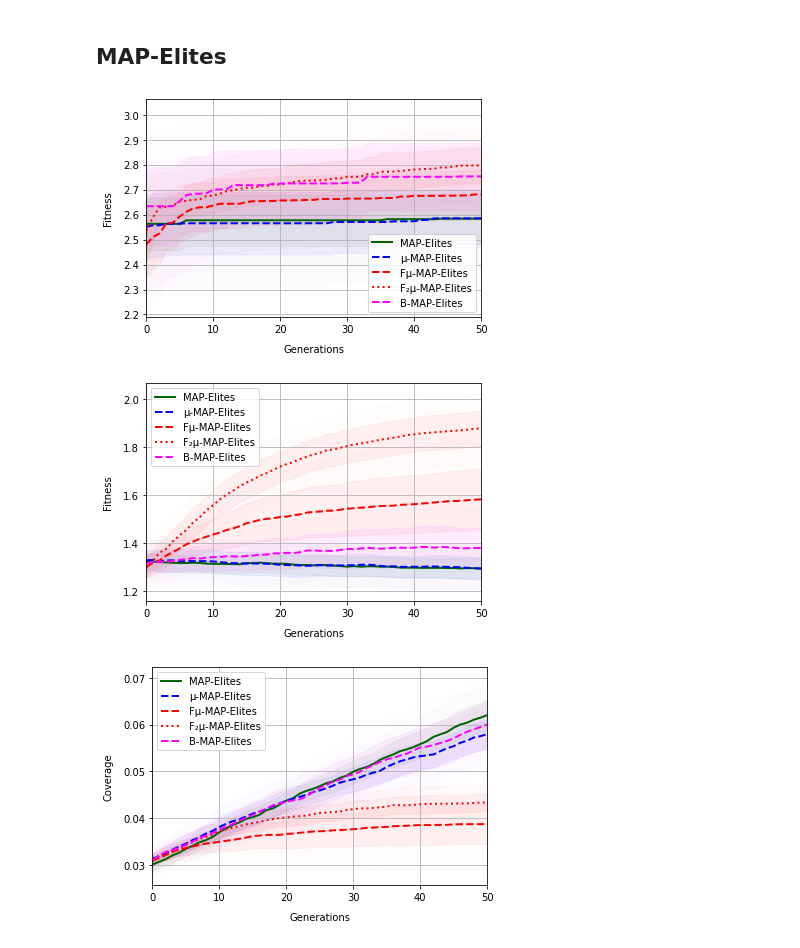
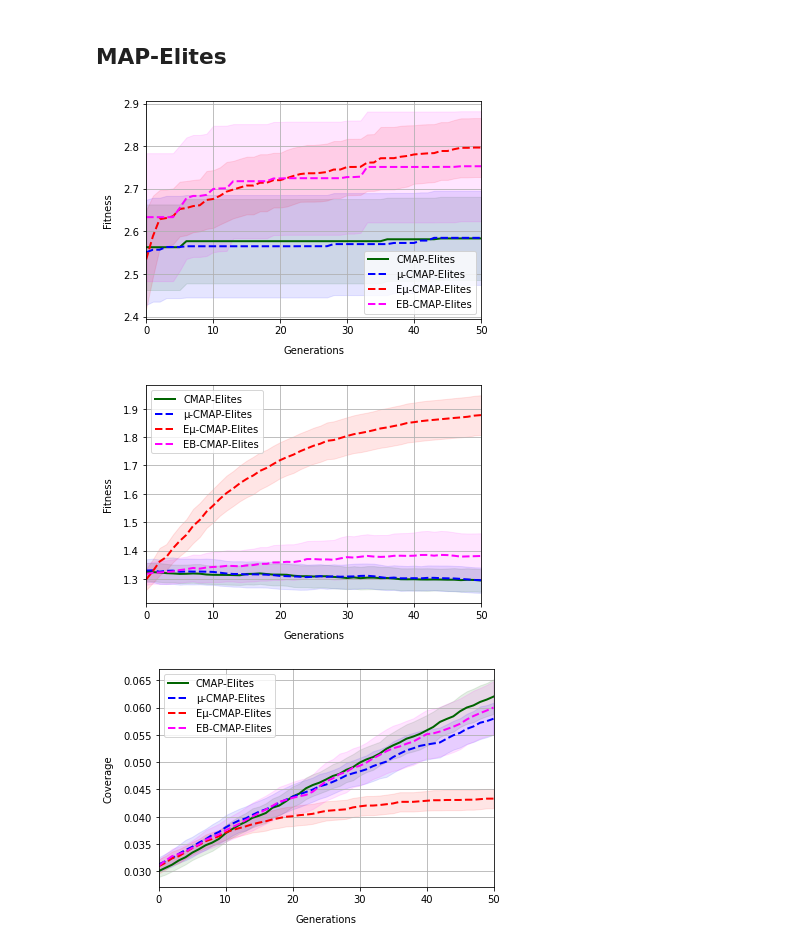
Before and after one commit to arayabrain/space-engineers-ai-spaceship-generator, a Jupyter notebook: icmap-elites/cog_experiments.ipynb, the cells around one changed output. Saved outputs shown, nothing was run; the diff lists cells and outputs as text; code cells hidden in the pictures.

Commit message:
Updates CoG plots for camera-ready
Use all different colour lines, show confidence intervals instead of std

```diff
--- a/icmap-elites/cog_experiments.ipynb
+++ b/icmap-elites/cog_experiments.ipynb
@@ -102,6 +102,8 @@ def plot_coverage(coverages_hist,
     plt.savefig(f'results/{dir_name}/{filename}-{exp_name}.png', transparent=True, bbox_inches='tight')
     plt.show()
 # %%
+import scipy.stats as st
+
 def plot_compare(arrs: List[np.ndarray],
                  colors: List[str],
                  linestyles: List[str],
@@ -119,9 +121,18 @@ def plot_compare(arrs: List[np.ndarray],
 
         plt.plot(range(len(values_mean)), values_mean, label=label, c=color, lw=2, linestyle=linestyle)
         if add_area:
-            values_std = np.std(values, axis=0)
-            plt.fill_between(range(len(values_std)), (values_mean - (.5 * values_std)), (values_mean + (.5 * values_std)), color=color, alpha=0.05)
-            plt.fill_between(range(len(values_std)), (values_mean - values_std), (values_mean + values_std), color=color, alpha=0.01)
+            # values_std = np.std(values, axis=0)
+
+            # 95 confidence interval
+            confidence = 0.95
+            upper_confidence_intervals = np.percentile(values_mean, 100 * (1 - confidence) / 2)
+            lower_confidence_intervals = np.percentile(values_mean, 100 * (1 - (1 - confidence) / 2))
+
+            upper_confidence_intervals, lower_confidence_intervals = st.t.interval(0.95, len(values) - 1, loc=values_mean, scale=st.sem(values))
+
+            # plt.fill_between(range(len(values_std)), (values_mean - (.5 * values_std)), (values_mean + (.5 * values_std)), color=color, alpha=0.05)
+            # plt.fill_between(range(len(values_std)), (values_mean - values_std), (values_mean + values_std), color=color, alpha=0.01)
+            plt.fill_between(range(len(values_mean)), lower_confidence_intervals, upper_confidence_intervals, color=color, alpha=0.1)
 
     plt.legend(loc=legend_loc)
     plt.title(title, pad=PAD_TITLE_SIZE)
@@ -2004,14 +2015,14 @@ with open(f'results/cog_experiment02/variant-mapelites-mean_merge_coverages.npz'
     experiments['variant-mapelites-mean-merge']['feasible_coverage'] = np.expand_dims(
         npzfile['arr_0'], 2)
 
-experiments['variant-optim-mapelites-mean-merge'] = {}
-with open(f'results/cog_experiment03/variant-optim-mapelites-mean_merge_metrics.npz', 'rb') as f:
-    npzfile = np.load(f)
-    experiments['variant-optim-mapelites-mean-merge']['feasible'] = npzfile['arr_0']
-with open(f'results/cog_experiment03/variant-optim-mapelites-mean_merge_coverages.npz', 'rb') as f:
-    npzfile = np.load(f)
-    experiments['variant-optim-mapelites-mean-merge']['feasible_coverage'] = np.expand_dims(
-        npzfile['arr_0'], 2)
+# experiments['variant-optim-mapelites-mean-merge'] = {}
+# with open(f'results/cog_experiment03/variant-optim-mapelites-mean_merge_metrics.npz', 'rb') as f:
+#     npzfile = np.load(f)
+#     experiments['variant-optim-mapelites-mean-merge']['feasible'] = npzfile['arr_0']
+# with open(f'results/cog_experiment03/variant-optim-mapelites-mean_merge_coverages.npz', 'rb') as f:
+#     npzfile = np.load(f)
+#     experiments['variant-optim-mapelites-mean-merge']['feasible_coverage'] = np.expand_dims(
+#         npzfile['arr_0'], 2)
 
 experiments['variant-optim2-mapelites-mean-merge'] = {}
 with open(f'results/cog_experiment05/variant-optim-mapelites-mean_merge_metrics.npz', 'rb') as f:
@@ -2037,44 +2048,43 @@ for experiment in experiments.keys():
     feas_arrs.append(experiments[experiment]['feasible'])
     feas_coverages.append(experiments[experiment]['feasible_coverage'])
 
-labels = ['MAP-Elites', 'μ-MAP-Elites', 'Fμ-MAP-Elites',
-          'F₂μ-MAP-Elites', 'B-MAP-Elites']
+labels = ['CMAP-Elites', 'μ-CMAP-Elites', 'Eμ-CMAP-Elites', 'EB-CMAP-Elites']
 
-colors = ['darkgreen', 'blue', 'red', 'red', 'magenta']
-linestyles = ['solid', 'dashed', 'dashed', 'dotted', 'dashed']
+colors = ['darkgreen', 'blue', 'red', 'magenta']
+linestyles = ['solid', 'dashed', 'dashed', 'dashed']
 
 plot_compare(arrs=feas_arrs,
              colors=colors,
              linestyles=linestyles,
              labels=labels,
              dir_name='.',
              title=None,
              partial_filename='mapelites-top-feas-fitness',
              plot_elites=True,
              add_area=True)
 
 plot_compare(arrs=feas_arrs,
              colors=colors,
              linestyles=linestyles,
              labels=labels,
              dir_name='.',
              title=None,
              partial_filename='mapelites-avg-feas-fitness',
              plot_elites=False,
              add_area=True,
             legend_loc='upper left')
 
 plot_compare(arrs=feas_coverages,
             colors=colors,
             linestyles=linestyles,
             labels=labels,
             dir_name='.',
             title=None,
             partial_filename='mapelites-avg-coverage',
             plot_elites=True,
             add_area=True,
             legend_loc='upper left')
 # %% [output]
-[figure, old version]
+[figure, new version]
-[figure, old version]
+[figure, new version]
-[figure, old version]
+[figure, new version]
```
Also changed, not shown: parts of 5 cells of this notebook, 5 other files.
